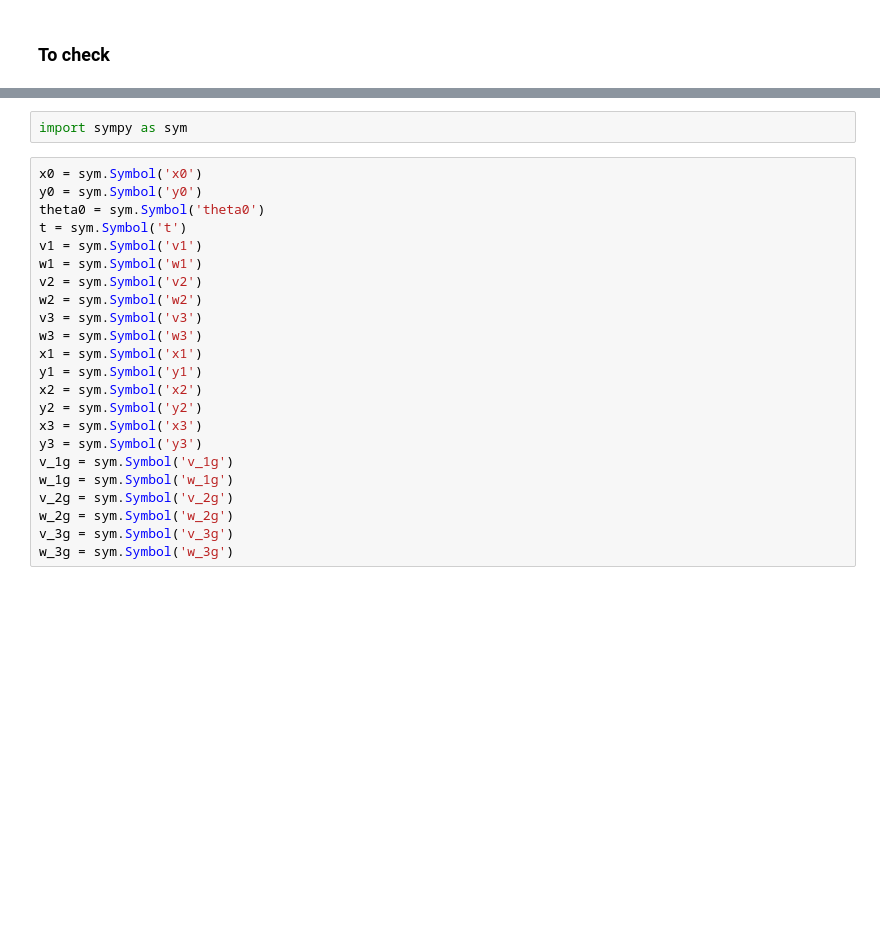
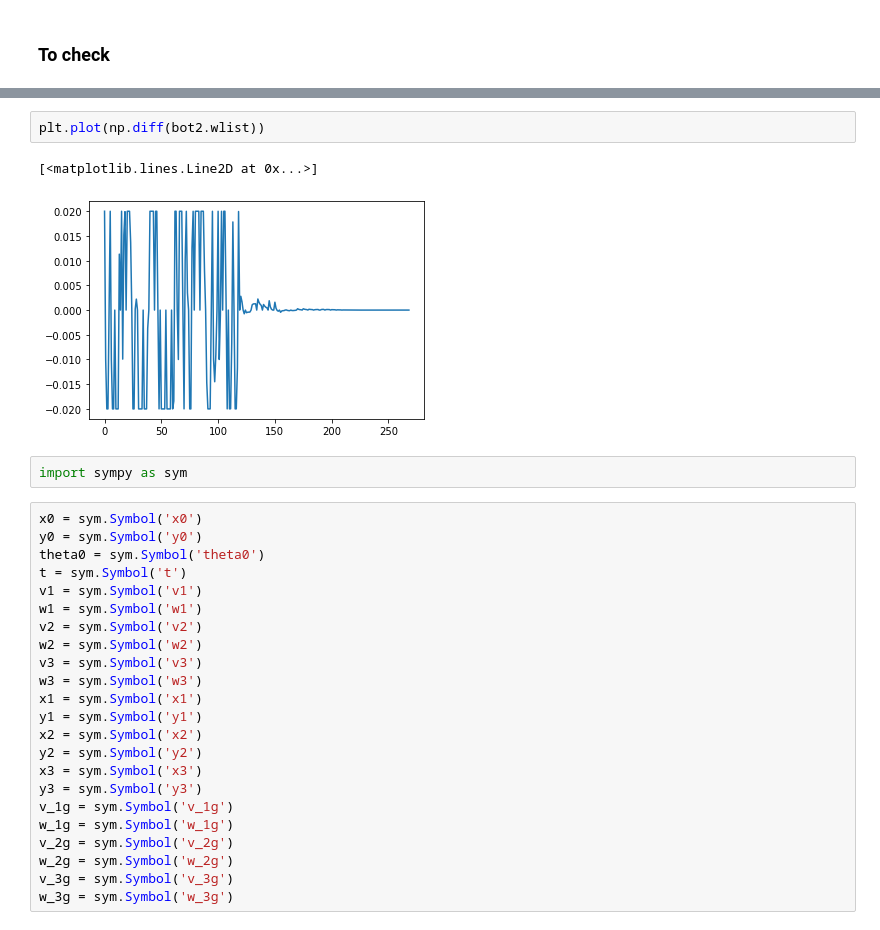
Before and after one commit to susiejojo/CVX_implementations, a Jupyter notebook: Nonhn_CVX.ipynb, the cells around one changed output, grey strips where cells are left out. Cells and saved outputs as stored; diff of their text form; blank space fills up the shorter version.

```diff
--- a/Nonhn_CVX.ipynb
+++ b/Nonhn_CVX.ipynb
@@ -648,3 +695,8 @@ Theta:  0.015803662105485252
+# %%
+plt.plot(np.diff(bot2.wlist))
+# %% [output]
+[<matplotlib.lines.Line2D at 0x...>]
+[figure, added]
 # %%
 import sympy as sym
 # %%
```
Also changed, not shown: parts of 9 cells of this notebook, 3 other files.
